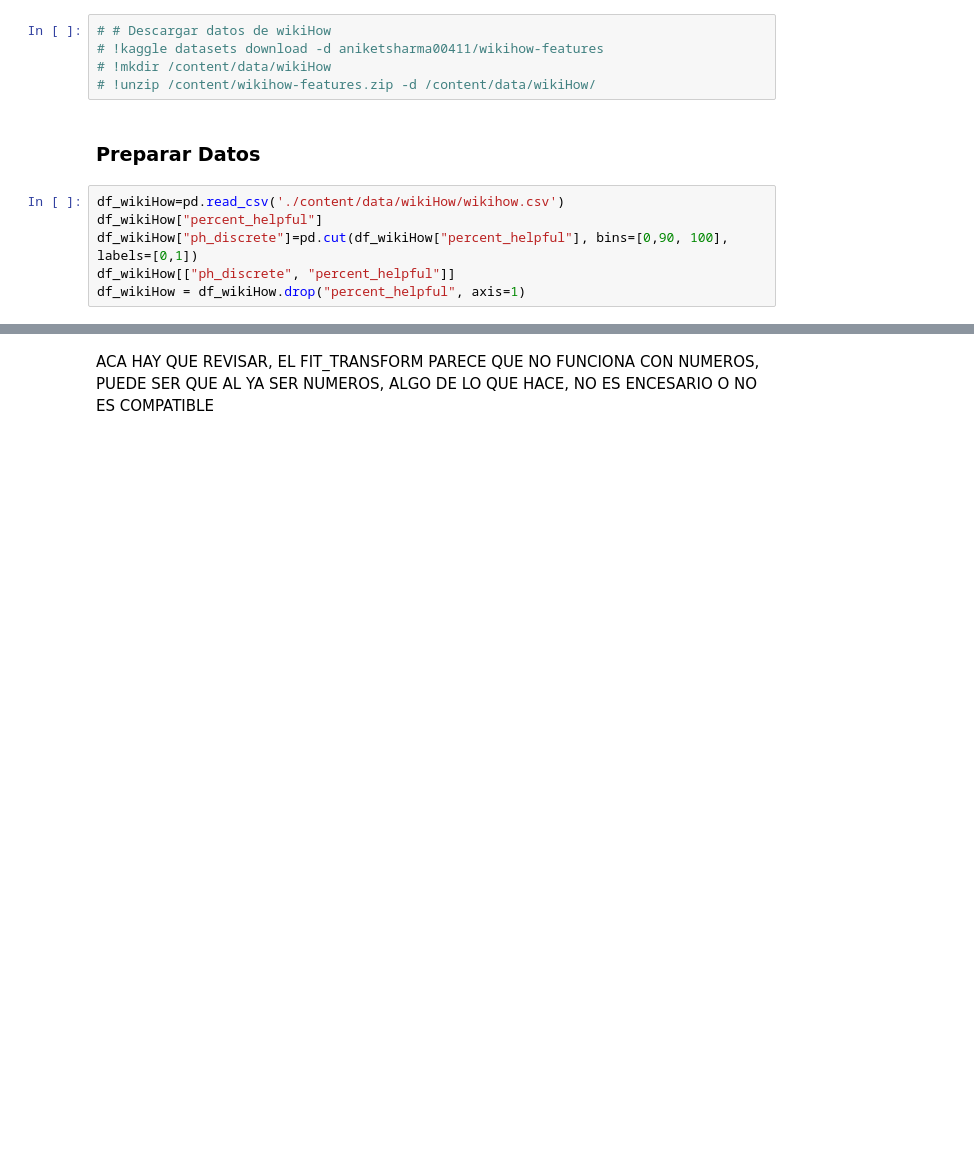
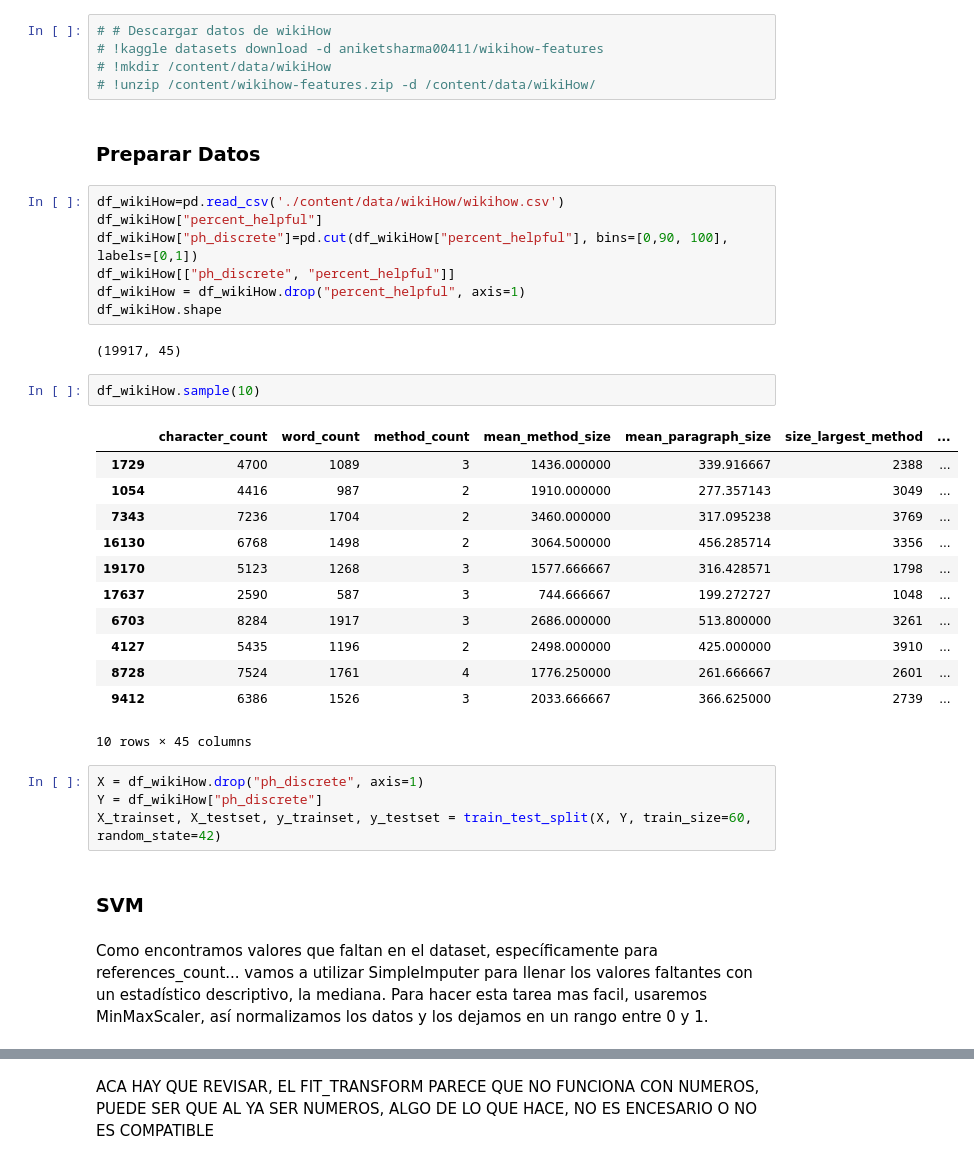
Before and after one commit to ElKroko/Data-Science, a Jupyter notebook: Tarea 2/[DS]_Laboratorio_2.ipynb, the cells around one changed output, grey strips where cells are left out. Saved outputs shown, nothing was run; the diff lists cells and outputs as text; blank space fills up the shorter version.

```diff
--- a/Tarea 2/[DS]_Laboratorio_2.ipynb
+++ b/Tarea 2/[DS]_Laboratorio_2.ipynb
@@ -1003,3 +721,30 @@ df_wikiHow["percent_helpful"]
 df_wikiHow["ph_discrete"]=pd.cut(df_wikiHow["percent_helpful"], bins=[0,90, 100], labels=[0,1])
 df_wikiHow[["ph_discrete", "percent_helpful"]]
 df_wikiHow = df_wikiHow.drop("percent_helpful", axis=1)
+df_wikiHow.shape
+# %% [output]
+(19917, 45)
+# %%
+df_wikiHow.sample(10)
+# %% [output]
+|  | character_count | word_count | method_count | mean_method_size | mean_paragraph_size | size_largest_method | ... |
+| 1729 | 4700 | 1089 | 3 | 1436.000000 | 339.916667 | 2388 | ... |
+| 1054 | 4416 | 987 | 2 | 1910.000000 | 277.357143 | 3049 | ... |
+| 7343 | 7236 | 1704 | 2 | 3460.000000 | 317.095238 | 3769 | ... |
+| 16130 | 6768 | 1498 | 2 | 3064.500000 | 456.285714 | 3356 | ... |
+| 19170 | 5123 | 1268 | 3 | 1577.666667 | 316.428571 | 1798 | ... |
+| 17637 | 2590 | 587 | 3 | 744.666667 | 199.272727 | 1048 | ... |
+| 6703 | 8284 | 1917 | 3 | 2686.000000 | 513.800000 | 3261 | ... |
+| 4127 | 5435 | 1196 | 2 | 2498.000000 | 425.000000 | 3910 | ... |
+| 8728 | 7524 | 1761 | 4 | 1776.250000 | 261.666667 | 2601 | ... |
+| 9412 | 6386 | 1526 | 3 | 2033.666667 | 366.625000 | 2739 | ... |
+10 rows × 45 columns
+# %%
+X = df_wikiHow.drop("ph_discrete", axis=1)
+Y = df_wikiHow["ph_discrete"]
+X_trainset, X_testset, y_trainset, y_testset = train_test_split(X, Y, train_size=60, random_state=42)
+# %% [markdown]
+### SVM
+# %% [markdown]
+Como encontramos valores que faltan en el dataset, específicamente para references_count... vamos a utilizar SimpleImputer para llenar los valores faltantes con un estadístico descriptivo, la mediana.
+Para hacer esta tarea mas facil, usaremos MinMaxScaler, así normalizamos los datos y los dejamos en un rango entre 0 y 1.
```
Also changed, not shown: parts of 58 cells of this notebook.
